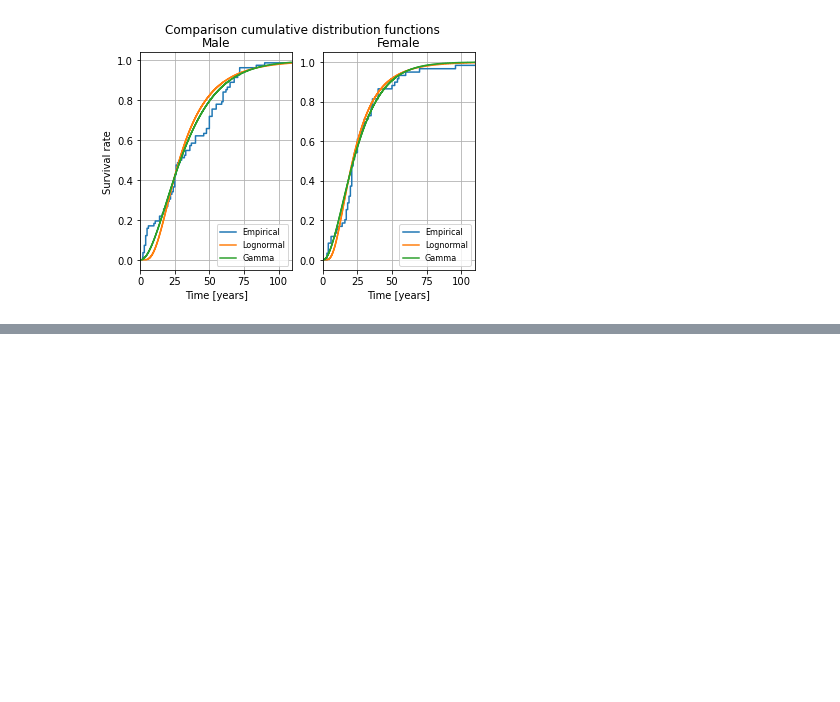
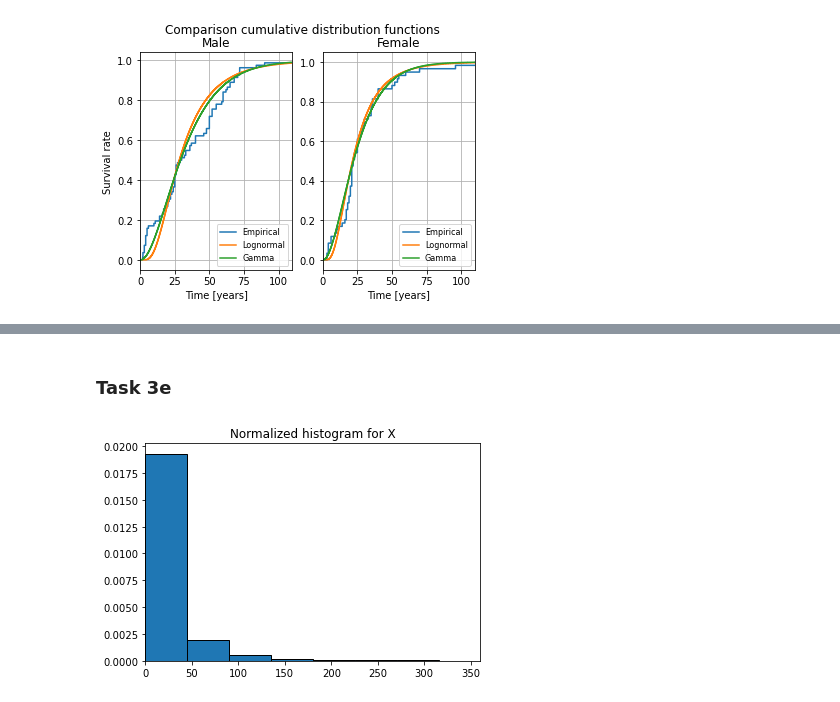
Before and after one commit to willidu/STK1100, a Jupyter notebook: oblig 2/besvarelse.ipynb, the cells around one changed output, grey strips where cells are left out. Saved outputs shown, nothing was run; the diff lists cells and outputs as text; code cells hidden in the pictures; blank space fills up the shorter version.

```diff
--- a/oblig 2/besvarelse.ipynb
+++ b/oblig 2/besvarelse.ipynb
@@ -157,0 +183,9 @@ plt.show()
+# %% [markdown]
+### Task 3e
+# %%
+plt.hist(X, bins=50, density=True, edgecolor='black')
+plt.title('Normalized histogram for X')
+plt.xlim(0, 360)
+plt.show()
+# %% [output]
+[figure, added]
```
Also changed, not shown: parts of 12 cells of this notebook, 2 other files.
